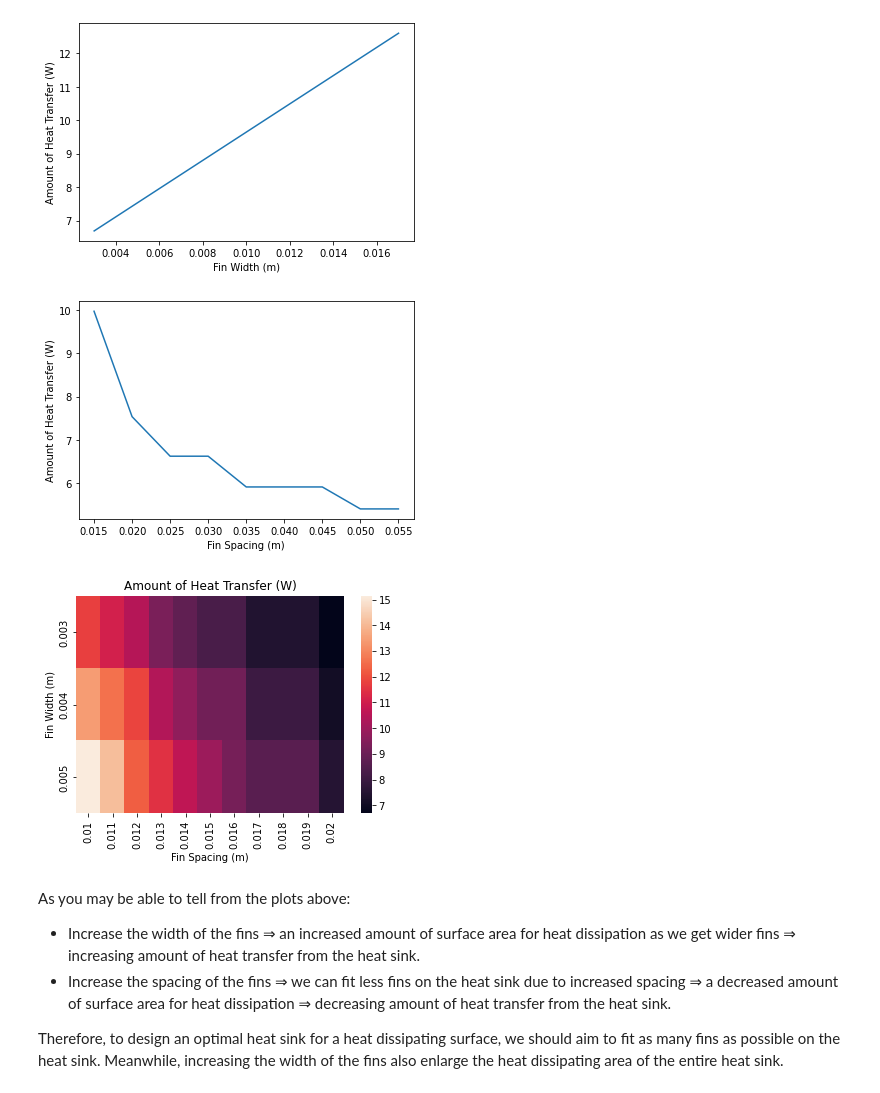
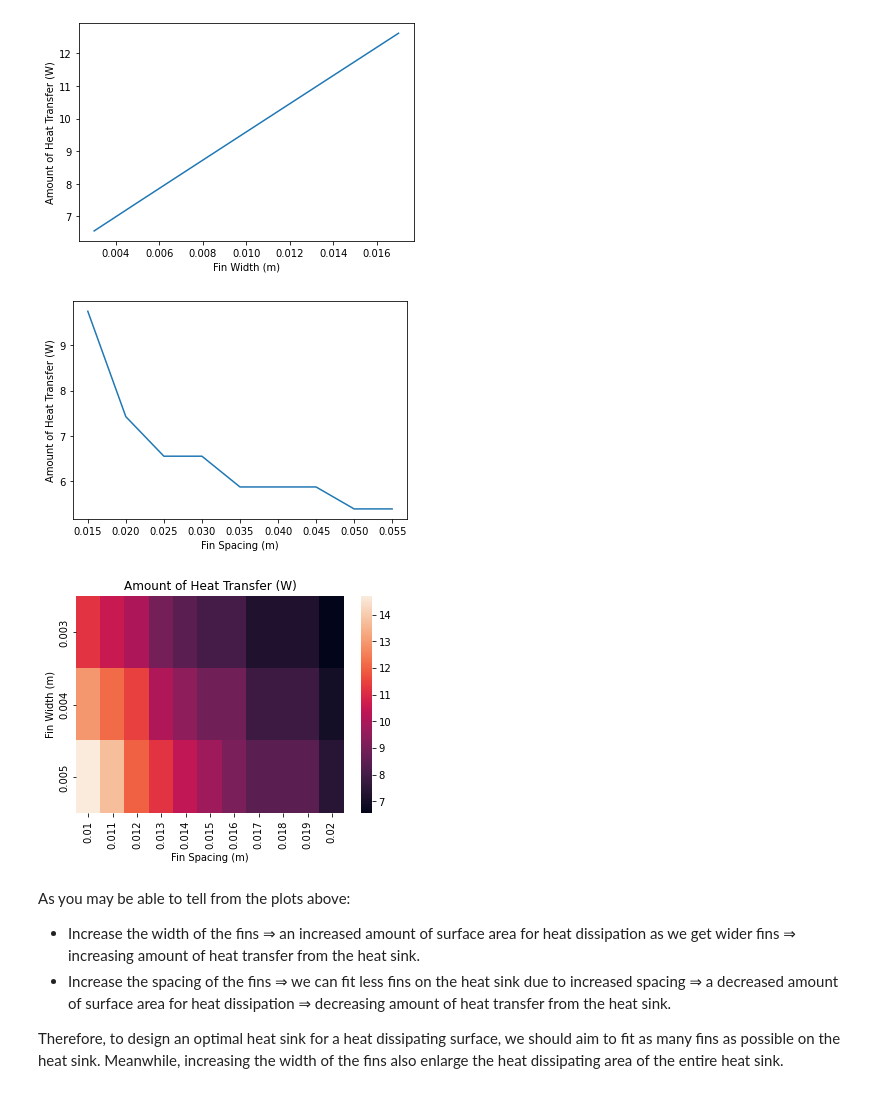
Before and after one commit to PTC-Education/Heat-Sink-Design, a Jupyter notebook: Heat_Sink_Demo.ipynb, the cells around one changed output. Cells and saved outputs as stored; diff of their text form; code cells hidden in the pictures.

```diff
--- a/Heat_Sink_Demo.ipynb
+++ b/Heat_Sink_Demo.ipynb
@@ -309,35 +312,35 @@ import matplotlib.pyplot as plt
 configDef = "Fin_Width%3D{}%2Bmeter%3BFin_Spacing%3D{}%2Bmeter"
 
 def vary_fin_spacing(FS_min, FS_max, step_size, FW):
     heat_transfer = []
     FSs = np.arange(FS_min, FS_max + step_size, step_size)
     for fs in FSs:
         config = configDef.format(str(FW), str(fs))
         method = "GET"
         params = {'partId': "JHD", "configuration": config}
         payload = {}
         headers = {'Accept': 'application/vnd.onshape.v2+json; charset=UTF-8;qs=0.1',
                    'Content-Type': 'application/json'}
         response = client.api_client.request(method, url=base + fixed_url + '/massproperties', query_params=params, headers=headers, body=payload)
         parsed = json.loads(response.data)
 
         # Calculate heat transfer
         surface_area = np.mean(parsed["bodies"]["-all-"]["periphery"])
         area_unfin = float(getVariableValue(url, config, "Area_Unfin").split("*")[0])
         area_fin = surface_area - area_unfin - 0.0104
-        heat_transfer.append(500 * (area_unfin + efficiency * area_fin))
+        heat_transfer.append(500 * (area_unfin + calc_efficiency(FW) * area_fin))
 
     plt.plot(FSs, heat_transfer)
     plt.xlabel("Fin Spacing (m)")
     plt.ylabel("Amount of Heat Transfer (W)")
     plt.show()
 
 if 0.1 > Fin_Width > 0.001 and Fin_Width < Fin_Spacing_min < Fin_Spacing_max < 0.1:
     vary_fin_spacing(Fin_Spacing_min, Fin_Spacing_max, step_size, Fin_Width)
 else:
     print("ERROR: Please check the constraints on defined dimensions!")
 # %% [output]
-[figure, old version]
+[figure, new version]
 # %%
 #@title Finding an optimal heat sink
 #@markdown Define the range of variation of the heat sink's base
@@ -377,7 +380,7 @@ def optimal_heat_sink(FW_min, FW_max, FW_step, FS_min, FS_max, FS_step):
             surface_area = np.mean(parsed["bodies"]["-all-"]["periphery"])
             area_unfin = float(getVariableValue(url, config, "Area_Unfin").split("*")[0])
             area_fin = surface_area - area_unfin - 0.0104
-            heat_row.append(500 * (area_unfin + efficiency * area_fin))
+            heat_row.append(500 * (area_unfin + calc_efficiency(fw) * area_fin))
         heat_transfer.append(heat_row)
 
     # Plotting heatmap
@@ -395,7 +398,7 @@ if 0.1 > Fin_Width_max > Fin_Width_min > 0.001 and Fin_Width_max < Fin_Spacing_m
 else:
     print("ERROR: Please check the constraints on defined dimensions!")
 # %% [output]
-[figure, old version]
+[figure, new version]
 # %% [markdown]
 As you may be able to tell from the plots above:
 - Increase the width of the fins ⇒ an increased amount of surface area for heat dissipation as we get wider fins ⇒ increasing amount of heat transfer from the heat sink.
```
Also changed, not shown: parts of 6 cells of this notebook.
